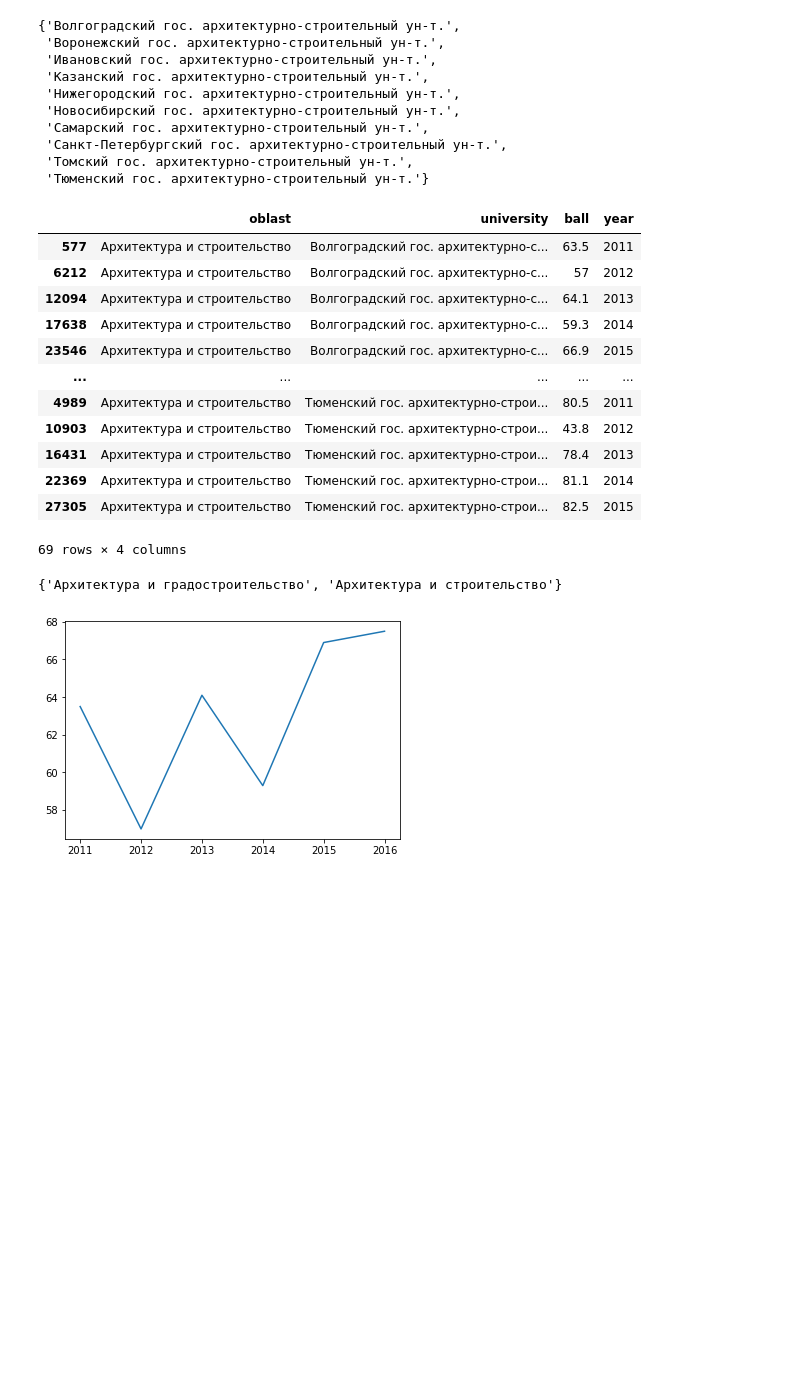
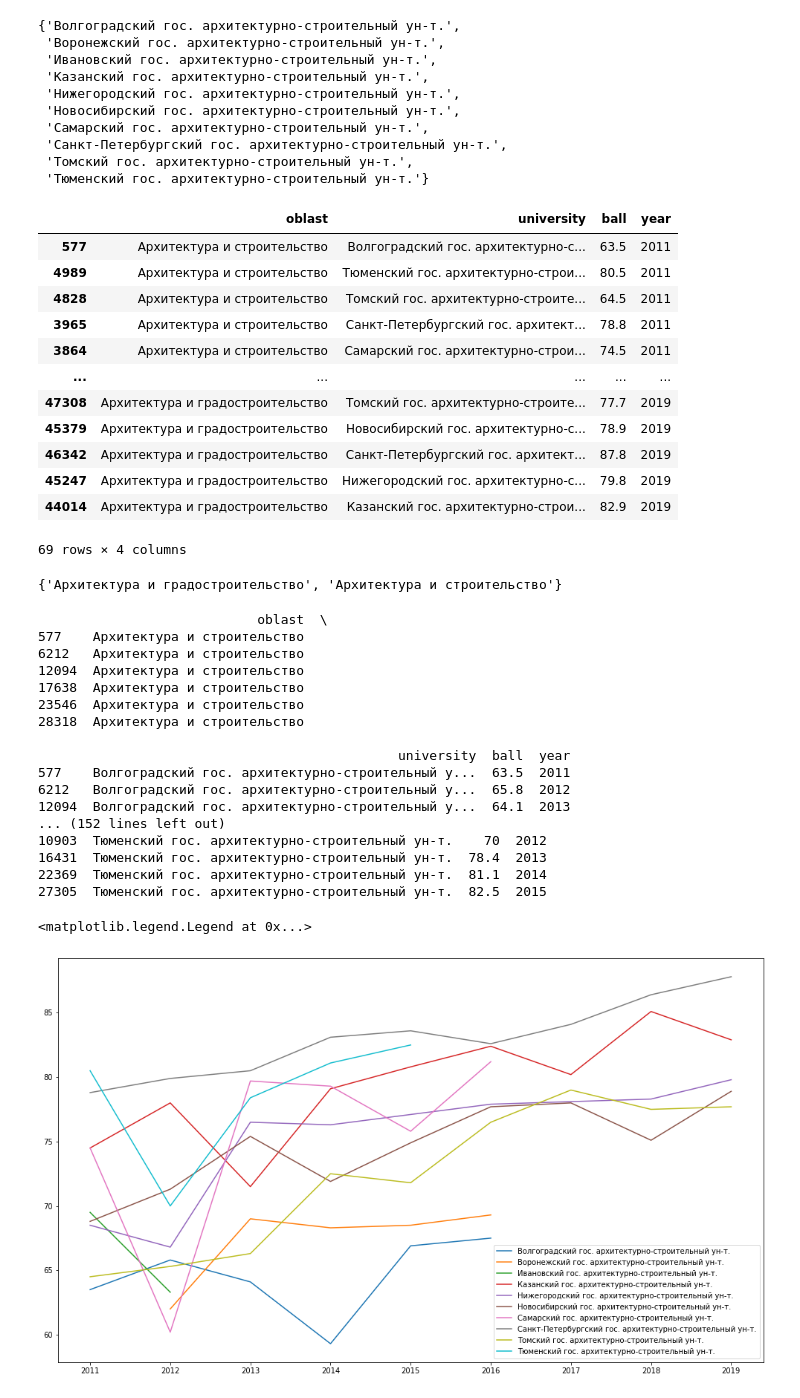
Before and after one commit to Polpolpolpolpoll/Universities, a Jupyter notebook: Untitled.ipynb, the cells around one changed output. Saved outputs shown, nothing was run; the diff lists cells and outputs as text; code cells hidden in the pictures; blank space fills up the shorter version.

```diff
--- a/Untitled.ipynb
+++ b/Untitled.ipynb
@@ -29,13 +29,22 @@ for filename, end, start in zip(file_names, linii_without_end, linii_without_sta
 
     len_data_universities_lines = len(data_universities_lines)
 
-    if filename in ['2011.txt', '2012.txt']:
+    if filename in ['2011.txt']:
         for i in range(0, len_data_universities_lines, 11):
             oblast = data_universities_lines[i]
 
             university = data_universities_lines[i+1]
 
             ball = data_universities_lines[i+3]
+            data_universities_lst.append([oblast, university, ball, filename[:4]])
+
+    if filename in ['2012.txt']:
+        for i in range(0, len_data_universities_lines, 11):
+            oblast = data_universities_lines[i]
+
+            university = data_universities_lines[i+1]
+
+            ball = data_universities_lines[i+2]
             data_universities_lst.append([oblast, university, ball, filename[:4]])
 
     if filename in ['2013.txt', '2014.txt']:
@@ -98,6 +106,7 @@ df = pd.DataFrame(data_universities_lst)
 df.columns = ['oblast', 'university', 'ball', 'year']
 df = df.sort_values(by=['university', 'oblast', 'year'])
 df['ball'] = [float(i) if i != '' else '' for i in df['ball']]
+df = df[df['ball'] != '']
 df.head()
 # %% [output]
 |  | oblast | university | ball | year |
@@ -176,30 +262,51 @@ set_arch
 df_arch = df[df['university'].isin(set_arch)]
 df_arch = df_arch[df_arch['oblast'].isin(['Архитектура и строительство', 'Архитектура и градостроительство'])]
 df_arch.to_csv('df_arch.csv')
+df_arch = df_arch.sort_values(by='year')
 df_arch
 # %% [output]
 |  | oblast | university | ball | year |
 | 577 | Архитектура и строительство | Волгоградский гос. архитектурно-с... | 63.5 | 2011 |
-| 6212 | Архитектура и строительство | Волгоградский гос. архитектурно-с... | 57 | 2012 |
-| 12094 | Архитектура и строительство | Волгоградский гос. архитектурно-с... | 64.1 | 2013 |
-| 17638 | Архитектура и строительство | Волгоградский гос. архитектурно-с... | 59.3 | 2014 |
-| 23546 | Архитектура и строительство | Волгоградский гос. архитектурно-с... | 66.9 | 2015 |
+| 4989 | Архитектура и строительство | Тюменский гос. архитектурно-строи... | 80.5 | 2011 |
+| 4828 | Архитектура и строительство | Томский гос. архитектурно-строите... | 64.5 | 2011 |
+| 3965 | Архитектура и строительство | Санкт-Петербургский гос. архитект... | 78.8 | 2011 |
+| 3864 | Архитектура и строительство | Самарский гос. архитектурно-строи... | 74.5 | 2011 |
 | ... | ... | ... | ... | ... |
-| 4989 | Архитектура и строительство | Тюменский гос. архитектурно-строи... | 80.5 | 2011 |
-| 10903 | Архитектура и строительство | Тюменский гос. архитектурно-строи... | 43.8 | 2012 |
-| 16431 | Архитектура и строительство | Тюменский гос. архитектурно-строи... | 78.4 | 2013 |
-| 22369 | Архитектура и строительство | Тюменский гос. архитектурно-строи... | 81.1 | 2014 |
-| 27305 | Архитектура и строительство | Тюменский гос. архитектурно-строи... | 82.5 | 2015 |
+| 47308 | Архитектура и градостроительство | Томский гос. архитектурно-строите... | 77.7 | 2019 |
+| 45379 | Архитектура и градостроительство | Новосибирский гос. архитектурно-с... | 78.9 | 2019 |
+| 46342 | Архитектура и градостроительство | Санкт-Петербургский гос. архитект... | 87.8 | 2019 |
+| 45247 | Архитектура и градостроительство | Нижегородский гос. архитектурно-с... | 79.8 | 2019 |
+| 44014 | Архитектура и градостроительство | Казанский гос. архитектурно-строи... | 82.9 | 2019 |
 69 rows × 4 columns
 # %%
 set([i for i in df['oblast'] if 'рхитектур' in i])
 # %% [output]
 {'Архитектура и градостроительство', 'Архитектура и строительство'}
 # %%
+plt.figure(figsize = [17, 10])
 for university, group in df_arch.groupby('university'):
     x = list(group['year'])
     y = list(group['ball'])
-    plt.plot(x, y)
-    break
+    plt.plot(x, y, label = university)
+
+plt.legend()
 # %% [output]
+                            oblast  \
+577    Архитектура и строительство
+6212   Архитектура и строительство
+12094  Архитектура и строительство
+17638  Архитектура и строительство
+23546  Архитектура и строительство
+28318  Архитектура и строительство
+
+                                              university  ball  year
+577    Волгоградский гос. архитектурно-строительный у...  63.5  2011
+6212   Волгоградский гос. архитектурно-строительный у...  65.8  2012
+12094  Волгоградский гос. архитектурно-строительный у...  64.1  2013
+... (152 lines left out)
+10903  Тюменский гос. архитектурно-строительный ун-т.    70  2012
+16431  Тюменский гос. архитектурно-строительный ун-т.  78.4  2013
+22369  Тюменский гос. архитектурно-строительный ун-т.  81.1  2014
+27305  Тюменский гос. архитектурно-строительный ун-т.  82.5  2015
+<matplotlib.legend.Legend at 0x...>
-[figure, old version]
+[figure, new version]
```
Also changed, not shown: parts of 10 cells of this notebook.
